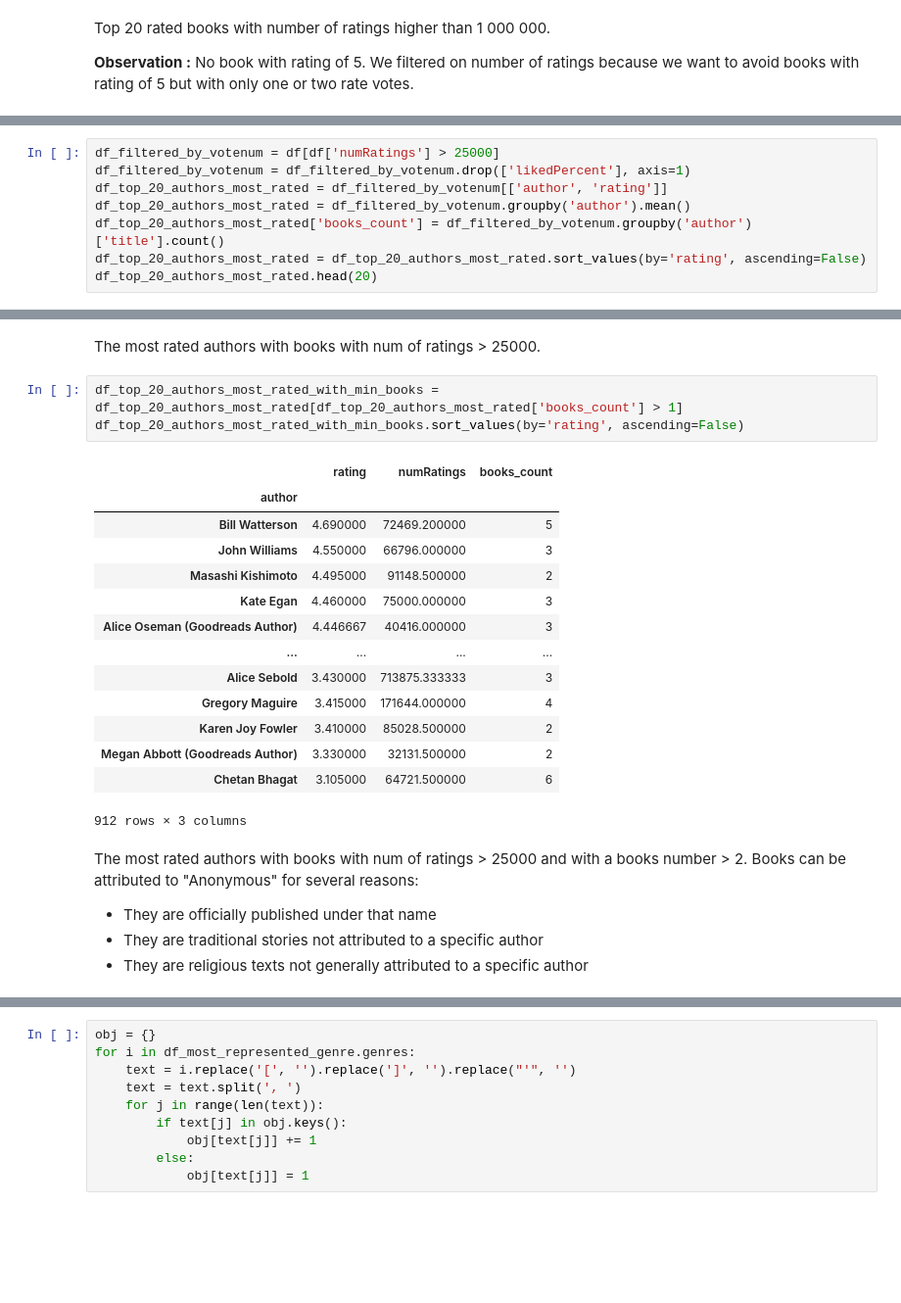
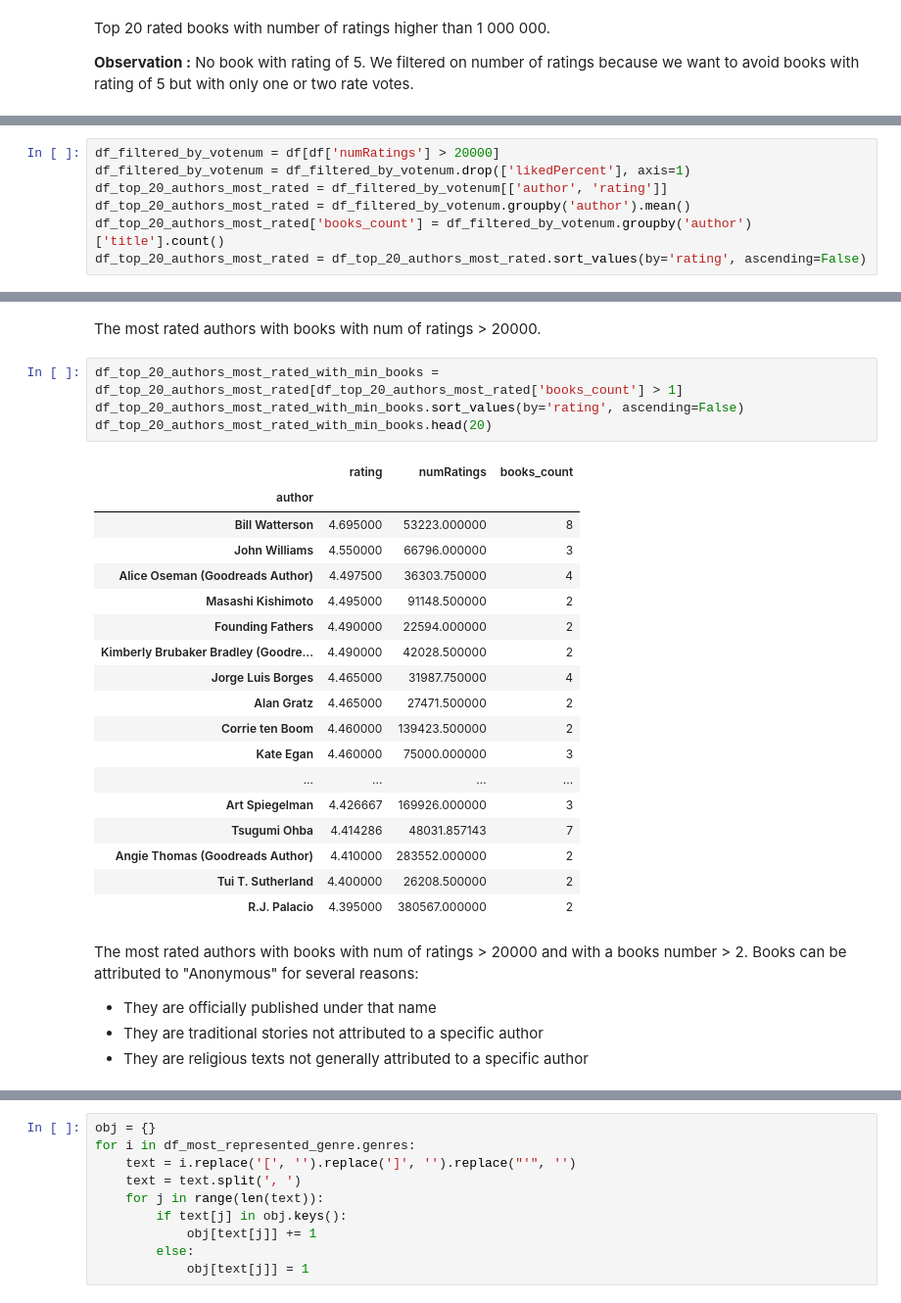
Before and after one commit to alexisflipo/3b, a Jupyter notebook: app/ml/clean_book_recommendation_system.ipynb, the cells around one changed output, grey strips where cells are left out. Shown: that part at 98% size. Drawn from its saved outputs; the diff is of its cells as text; blank space fills up the shorter version.

```diff
--- a/app/ml/clean_book_recommendation_system.ipynb
+++ b/app/ml/clean_book_recommendation_system.ipynb
@@ -171,8 +166,7 @@ We can observe here that the authors with the most important number of books are
 # %%
-df_filtered_by_votenum = df[df['numRatings'] > 25000]
+df_filtered_by_votenum = df[df['numRatings'] > 20000]
 df_filtered_by_votenum = df_filtered_by_votenum.drop(['likedPercent'], axis=1)
 df_top_20_authors_most_rated = df_filtered_by_votenum[['author', 'rating']]
 df_top_20_authors_most_rated = df_filtered_by_votenum.groupby('author').mean()
 df_top_20_authors_most_rated['books_count'] = df_filtered_by_votenum.groupby('author')['title'].count()
 df_top_20_authors_most_rated = df_top_20_authors_most_rated.sort_values(by='rating', ascending=False)
-df_top_20_authors_most_rated.head(20)
@@ -198,25 +173,30 @@ df_top_20_authors_most_rated.head(20)
 # %% [markdown]
-The most rated authors with books with num of ratings > 25000.
+The most rated authors with books with num of ratings > 20000.
 # %%
 df_top_20_authors_most_rated_with_min_books = df_top_20_authors_most_rated[df_top_20_authors_most_rated['books_count'] > 1]
 df_top_20_authors_most_rated_with_min_books.sort_values(by='rating', ascending=False)
+df_top_20_authors_most_rated_with_min_books.head(20)
 # %% [output]
 |  | rating | numRatings | books_count |
 | author |  |  |  |
-| Bill Watterson | 4.690000 | 72469.200000 | 5 |
+| Bill Watterson | 4.695000 | 53223.000000 | 8 |
 | John Williams | 4.550000 | 66796.000000 | 3 |
+| Alice Oseman (Goodreads Author) | 4.497500 | 36303.750000 | 4 |
 | Masashi Kishimoto | 4.495000 | 91148.500000 | 2 |
+| Founding Fathers | 4.490000 | 22594.000000 | 2 |
+| Kimberly Brubaker Bradley (Goodre... | 4.490000 | 42028.500000 | 2 |
+| Jorge Luis Borges | 4.465000 | 31987.750000 | 4 |
+| Alan Gratz | 4.465000 | 27471.500000 | 2 |
+| Corrie ten Boom | 4.460000 | 139423.500000 | 2 |
 | Kate Egan | 4.460000 | 75000.000000 | 3 |
-| Alice Oseman (Goodreads Author) | 4.446667 | 40416.000000 | 3 |
 | ... | ... | ... | ... |
-| Alice Sebold | 3.430000 | 713875.333333 | 3 |
-| Gregory Maguire | 3.415000 | 171644.000000 | 4 |
-| Karen Joy Fowler | 3.410000 | 85028.500000 | 2 |
-| Megan Abbott (Goodreads Author) | 3.330000 | 32131.500000 | 2 |
-| Chetan Bhagat | 3.105000 | 64721.500000 | 6 |
+| Art Spiegelman | 4.426667 | 169926.000000 | 3 |
+| Tsugumi Ohba | 4.414286 | 48031.857143 | 7 |
+| Angie Thomas (Goodreads Author) | 4.410000 | 283552.000000 | 2 |
+| Tui T. Sutherland | 4.400000 | 26208.500000 | 2 |
+| R.J. Palacio | 4.395000 | 380567.000000 | 2 |
-912 rows × 3 columns
 # %% [markdown]
-The most rated authors with books with num of ratings > 25000 and with a books number > 2. Books can be attributed to "Anonymous" for several reasons:
+The most rated authors with books with num of ratings > 20000 and with a books number > 2. Books can be attributed to "Anonymous" for several reasons:
 
 * They are officially published under that name
 * They are traditional stories not attributed to a specific author
```
Also changed, not shown: parts of 66 cells of this notebook.
